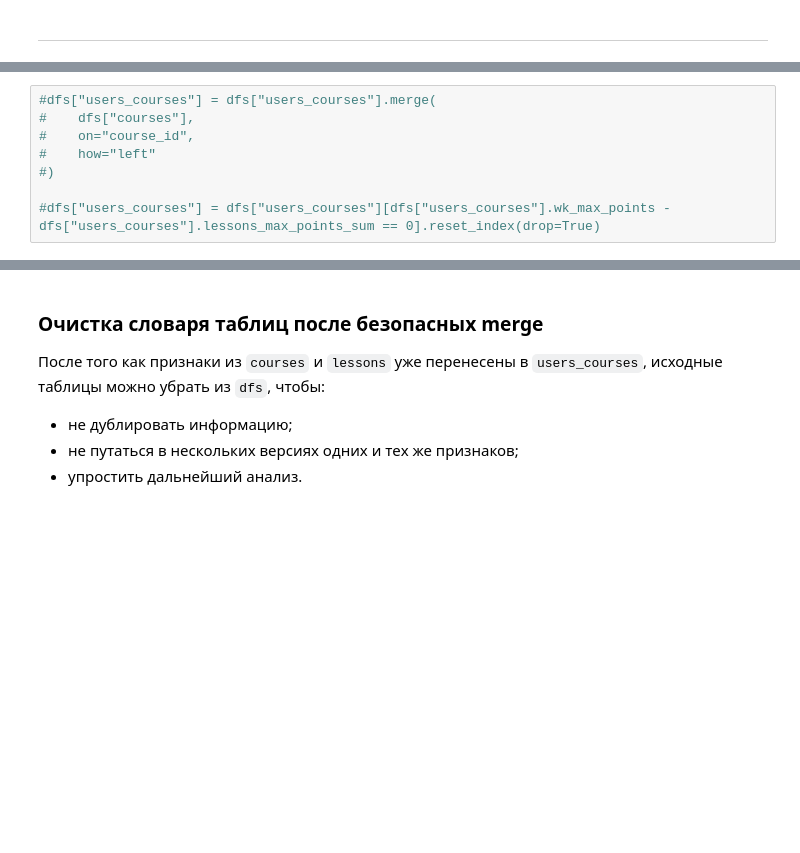
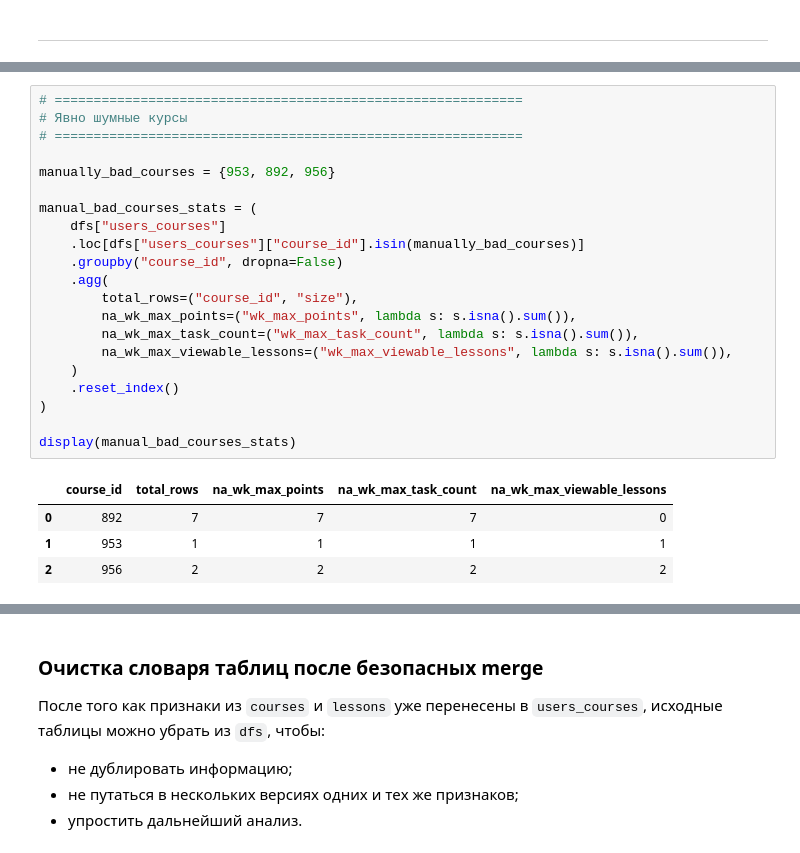
Before and after one commit to AntonDudDm/Xakaton, a Jupyter notebook: notebooks/EDA.ipynb, the cells around one changed output, grey strips where cells are left out. Saved outputs shown, nothing was run; the diff lists cells and outputs as text; blank space fills up the shorter version.

```diff
--- a/notebooks/EDA.ipynb
+++ b/notebooks/EDA.ipynb
@@ -1557,8 +1577,26 @@ users_courses + courses — безопасный merge по course_id
-# %%
-#dfs["users_courses"] = dfs["users_courses"].merge(
-#    dfs["courses"],
-#    on="course_id",
-#    how="left"
-#)
-
-#dfs["users_courses"] = dfs["users_courses"][dfs["users_courses"].wk_max_points - dfs["users_courses"].lessons_max_points_sum == 0].reset_index(drop=True)
+# %%
+# ============================================================
+# Явно шумные курсы
+# ============================================================
+
+manually_bad_courses = {953, 892, 956}
+
+manual_bad_courses_stats = (
+    dfs["users_courses"]
+    .loc[dfs["users_courses"]["course_id"].isin(manually_bad_courses)]
+    .groupby("course_id", dropna=False)
+    .agg(
+        total_rows=("course_id", "size"),
+        na_wk_max_points=("wk_max_points", lambda s: s.isna().sum()),
+        na_wk_max_task_count=("wk_max_task_count", lambda s: s.isna().sum()),
+        na_wk_max_viewable_lessons=("wk_max_viewable_lessons", lambda s: s.isna().sum()),
+    )
+    .reset_index()
+)
+
+display(manual_bad_courses_stats)
+# %% [output]
+|  | course_id | total_rows | na_wk_max_points | na_wk_max_task_count | na_wk_max_viewable_lessons |
+| 0 | 892 | 7 | 7 | 7 | 0 |
+| 1 | 953 | 1 | 1 | 1 | 1 |
+| 2 | 956 | 2 | 2 | 2 | 2 |
```
Also changed, not shown: parts of 33 cells of this notebook.
